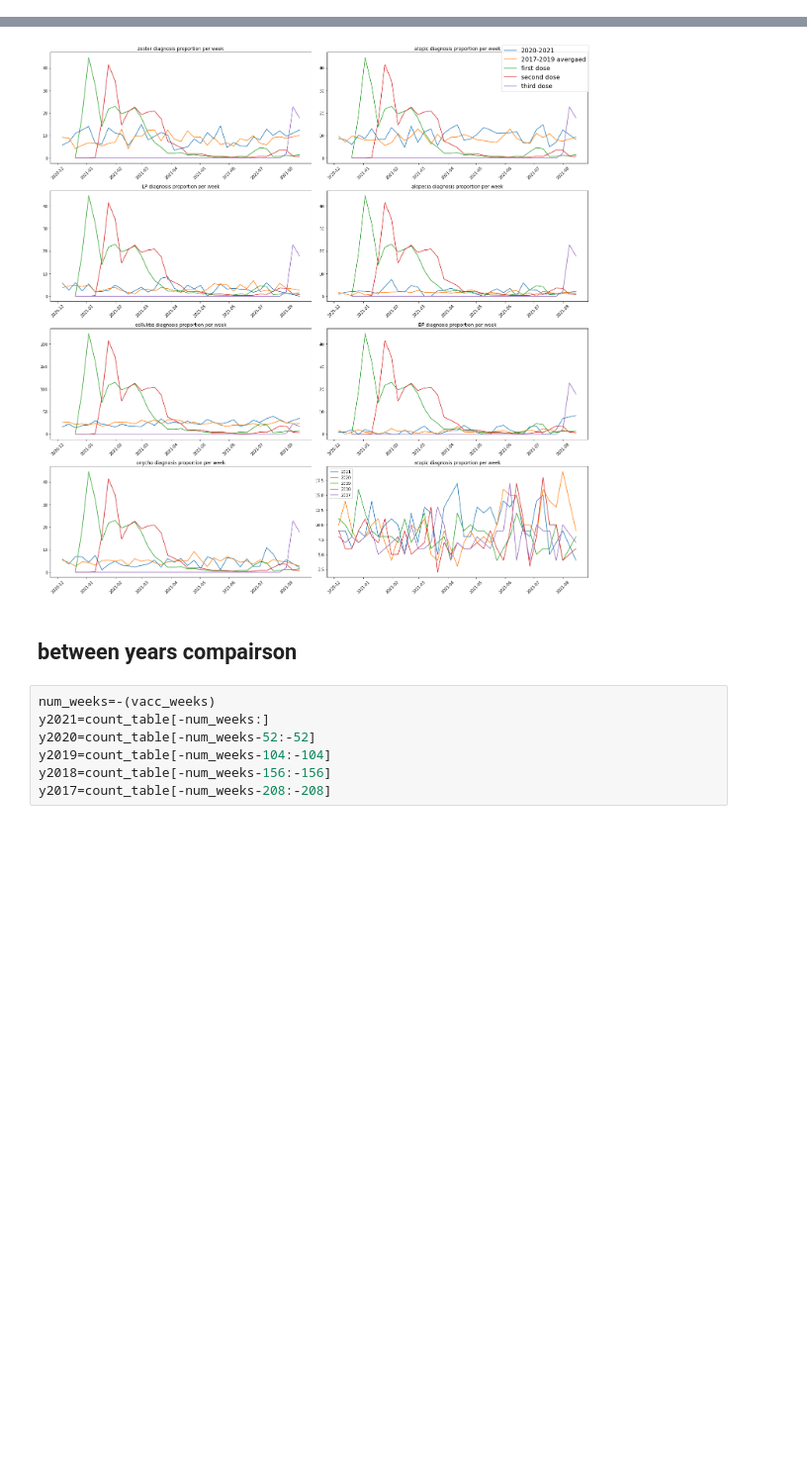
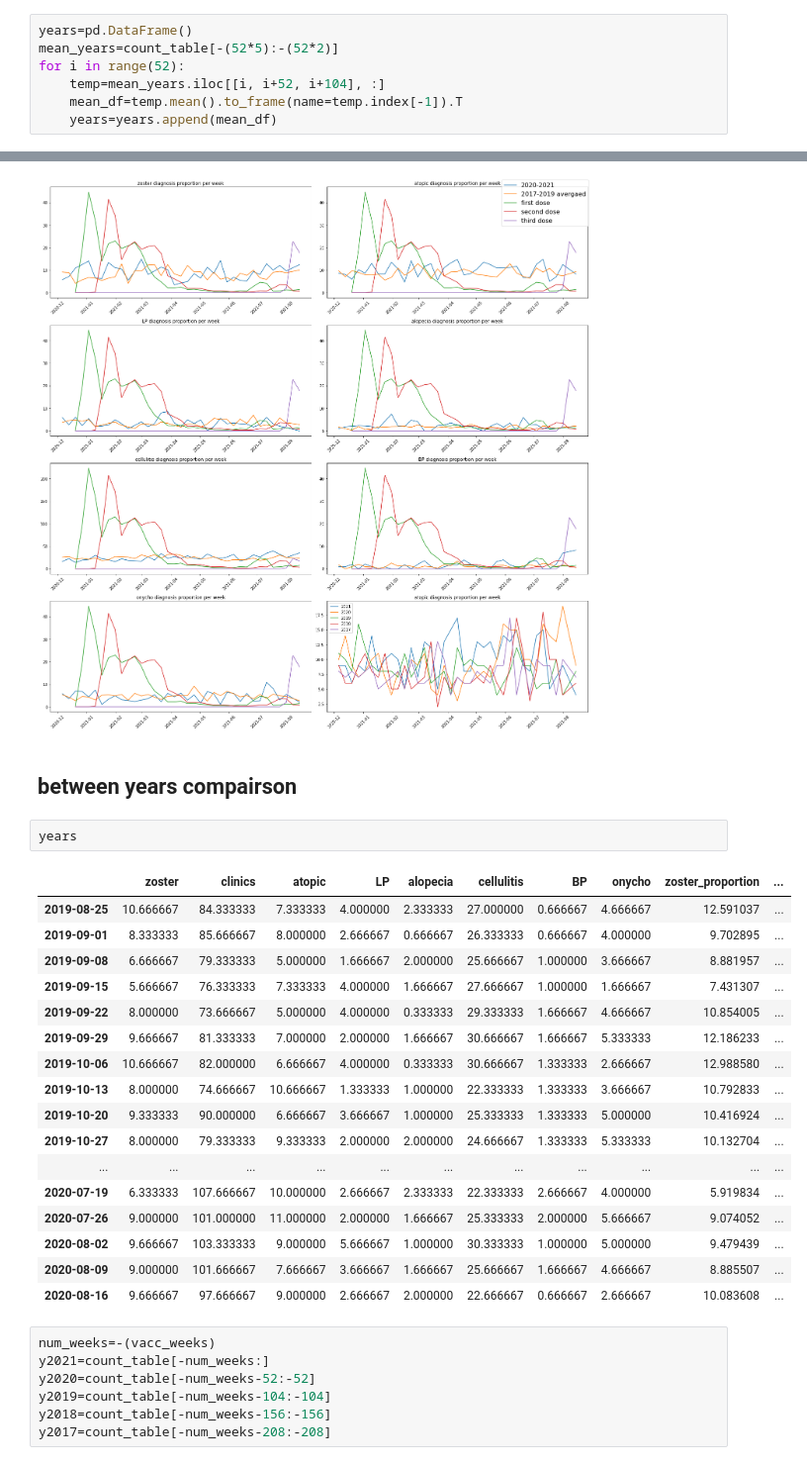
Before and after one commit to zhsegal/backup, a Jupyter notebook: vaccines/vaccines_weeks.ipynb, the cells around one changed output, grey strips where cells are left out. Shown at 99% size. Saved outputs shown, nothing was run; the diff lists cells and outputs as text; blank space fills up the shorter version.

```diff
--- a/vaccines/vaccines_weeks.ipynb
+++ b/vaccines/vaccines_weeks.ipynb
@@ -282,0 +278,7 @@ FOR RESULTS
+# %%
+years=pd.DataFrame()
+mean_years=count_table[-(52*5):-(52*2)]
+for i in range(52):
+    temp=mean_years.iloc[[i, i+52, i+104], :]
+    mean_df=temp.mean().to_frame(name=temp.index[-1]).T
+    years=years.append(mean_df)
@@ -641,6 +692,26 @@ plt.savefig('figures/final.png')
 [figure]
 # %% [markdown]
 ## between years compairson
+# %%
+years
+# %% [output]
+|  | zoster | clinics | atopic | LP | alopecia | cellulitis | BP | onycho | zoster_proportion | ... |
+| 2019-08-25 | 10.666667 | 84.333333 | 7.333333 | 4.000000 | 2.333333 | 27.000000 | 0.666667 | 4.666667 | 12.591037 | ... |
+| 2019-09-01 | 8.333333 | 85.666667 | 8.000000 | 2.666667 | 0.666667 | 26.333333 | 0.666667 | 4.000000 | 9.702895 | ... |
+| 2019-09-08 | 6.666667 | 79.333333 | 5.000000 | 1.666667 | 2.000000 | 25.666667 | 1.000000 | 3.666667 | 8.881957 | ... |
+| 2019-09-15 | 5.666667 | 76.333333 | 7.333333 | 4.000000 | 1.666667 | 27.666667 | 1.000000 | 1.666667 | 7.431307 | ... |
+| 2019-09-22 | 8.000000 | 73.666667 | 5.000000 | 4.000000 | 0.333333 | 29.333333 | 1.666667 | 4.666667 | 10.854005 | ... |
+| 2019-09-29 | 9.666667 | 81.333333 | 7.000000 | 2.000000 | 1.666667 | 30.666667 | 1.666667 | 5.333333 | 12.186233 | ... |
+| 2019-10-06 | 10.666667 | 82.000000 | 6.666667 | 4.000000 | 0.333333 | 30.666667 | 1.333333 | 2.666667 | 12.988580 | ... |
+| 2019-10-13 | 8.000000 | 74.666667 | 10.666667 | 1.333333 | 1.000000 | 22.333333 | 1.333333 | 3.666667 | 10.792833 | ... |
+| 2019-10-20 | 9.333333 | 90.000000 | 6.666667 | 3.666667 | 1.000000 | 25.333333 | 1.333333 | 5.000000 | 10.416924 | ... |
+| 2019-10-27 | 8.000000 | 79.333333 | 9.333333 | 2.000000 | 2.000000 | 24.666667 | 1.333333 | 5.333333 | 10.132704 | ... |
+| ... | ... | ... | ... | ... | ... | ... | ... | ... | ... | ... |
+| 2020-07-19 | 6.333333 | 107.666667 | 10.000000 | 2.666667 | 2.333333 | 22.333333 | 2.666667 | 4.000000 | 5.919834 | ... |
+| 2020-07-26 | 9.000000 | 101.000000 | 11.000000 | 2.000000 | 1.666667 | 25.333333 | 2.000000 | 5.666667 | 9.074052 | ... |
+| 2020-08-02 | 9.666667 | 103.333333 | 9.000000 | 5.666667 | 1.000000 | 30.333333 | 1.000000 | 5.000000 | 9.479439 | ... |
+| 2020-08-09 | 9.000000 | 101.666667 | 7.666667 | 3.666667 | 1.666667 | 25.666667 | 1.666667 | 4.666667 | 8.885507 | ... |
+| 2020-08-16 | 9.666667 | 97.666667 | 9.000000 | 2.666667 | 2.000000 | 22.666667 | 0.666667 | 2.666667 | 10.083608 | ... |
 # %%
 num_weeks=-(vacc_weeks)
 y2021=count_table[-num_weeks:]
```
Also changed, not shown: parts of 20 cells of this notebook, 2 other files.
